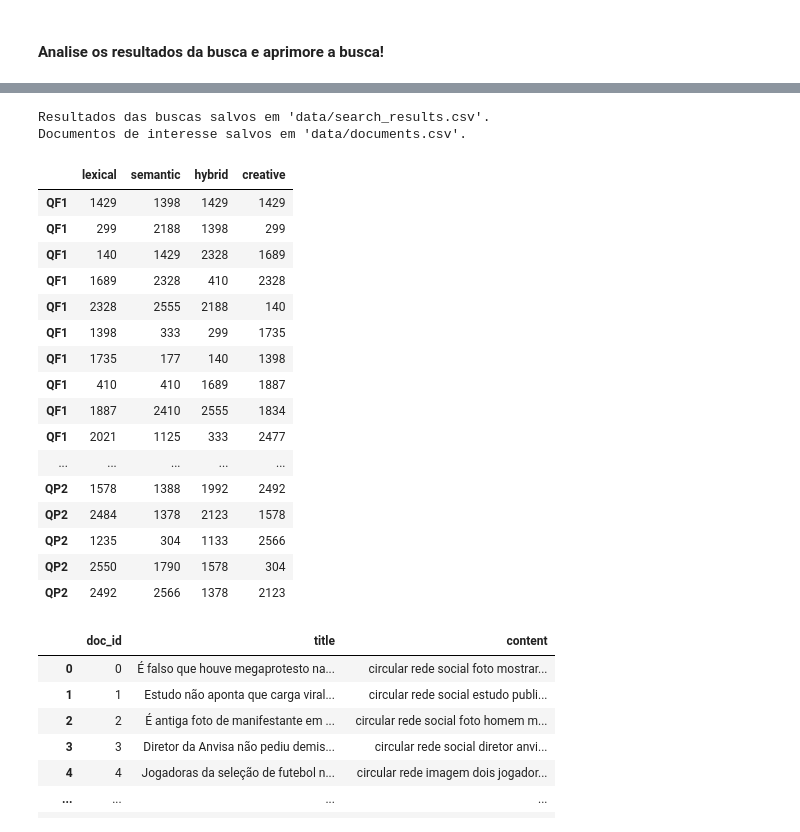
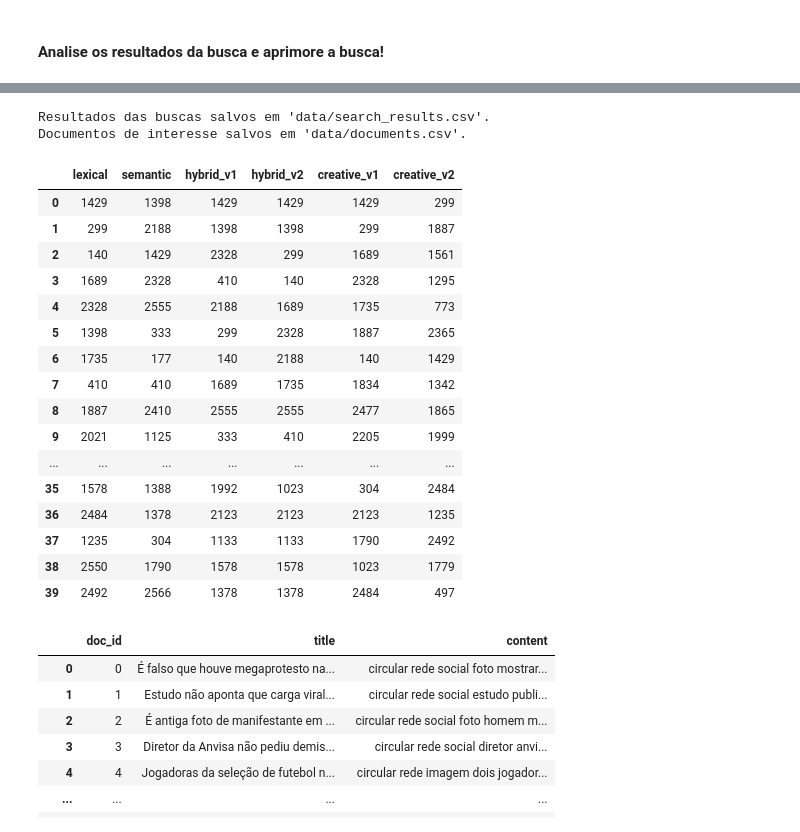
Before and after one commit to ArthurVidalRegisGouveia/LabElasticSearch-Grupo03, a Jupyter notebook: criativa.ipynb, the cells around one changed output, grey strips where cells are left out. Saved outputs shown, nothing was run; the diff lists cells and outputs as text; code cells hidden in the pictures.

```diff
--- a/criativa.ipynb
+++ b/criativa.ipynb
@@ -26,8 +26,10 @@ from nltk import word_tokenize
 from nltk.stem import PorterStemmer
 import sklearn
 
-nltk.download('punkt_tab')
-nltk.download('stopwords')
+# Download localmente
+nltk.data.path.append('./nltk_data')
+nltk.download('punkt_tab', download_dir='./nltk_data')
+nltk.download('stopwords',download_dir='./nltk_data')
 
 import spacy
 import unidecode
@@ -373,8 +383,7 @@ def semantic_search(queries: dict[str, str]):
 # %%
 # Busca híbrida ou RRF. Implemente sua solução aqui. Você pode realizar as duas buscas anteriores (léxica e semântica) como base para formar a busca híbrida.
 
-
-def hybrid_search(queries: dict[str, str]):
+def hybrid_search_v1(queries: dict[str, str]):
     lexical_results = lexical_search(queries)
     semantic_results = semantic_search(queries)
 
@@ -426,7 +499,7 @@ def hybrid_search(queries: dict[str, str]):
 #### Busca Criativa
 # %%
 # Implemente sua própria estratégia de busca, podendo ela ser esparsa, densa ou híbrida. Implemente algo como "more_like_this", "BM35", "fuzzy" etc.
-def creative_search(queries: dict[str, str]):
+def creative_search_v1(queries: dict[str, str]):
     # 1. Extrai entidades da PERGUNTA do usuário
     resultados_queries = {}
 
@@ -496,8 +677,10 @@ def creative_search(queries: dict[str, str]):
 search_functions = [
     ("lexical", lexical_search),
     ("semantic", semantic_search),
-    ("hybrid", hybrid_search),
-    ("creative", creative_search)
+    ("hybrid_v1", hybrid_search_v1),
+    ("hybrid_v2", hybrid_search_v2),
+    ("creative_v1", creative_search_v1),
+    ("creative_v2", creative_search_v2)
 ]
 
 def run_all_searches(queries: dict[str, str]):
@@ -573,51 +758,64 @@ Entidades da QP2, massacre em Israel {'PER': [], 'ORG': [], 'LOC': ['Israel'], '
 # %%
+# def generate_exploded_df(search_results_df):
+#     exploded_search_results_df = pd.concat([search_results_df[col].explode().reset_index() for col in search_results_df.columns], axis=1)
+#     exploded_search_results_df = exploded_search_results_df.apply(lambda l: [doc_id for doc_id, _ in l])
+#     return exploded_search_results_df
+
 def generate_exploded_df(search_results_df):
-    exploded_search_results_df = pd.concat([search_results_df[col].explode() for col in search_results_df.columns], axis=1)
-    exploded_search_results_df = exploded_search_results_df.apply(lambda l: [doc_id for doc_id, _ in l])
-    return exploded_search_results_df
+
+    df_doc_ids = search_results_df.applymap(
+        lambda lst: [doc_id for doc_id, _ in lst] if isinstance(lst, list) else []
+    )
+
+    exploded_df = pd.DataFrame({
+        col: df_doc_ids[col].explode().reset_index(drop=True)
+        for col in df_doc_ids.columns
+    })
+
+    return exploded_df
 
 def generate_found_docs_text_df(exploded_search_results_df, all_docs_df):
     # Recupera os ids únicos dos documentos
     documents_ids = set(exploded_search_results_df.to_numpy().flatten().tolist())
 
     # Salva os textos e os ids dos documetnos que foram encontrados ems usas buscas
     documents_df = all_docs_df[all_docs_df["doc_id"].isin(documents_ids)][["Texto processado", "doc_id"]]
     return documents_df
 
 exploded_df = generate_exploded_df(search_results_df)
 found_docs_text_df = generate_found_docs_text_df(exploded_df, all_docs_df=df)
 
 def save_results_to_file(exploded_df: pd.DataFrame,
                          found_docs_text_df: pd.DataFrame,
                          exploded_df_save_filepath: str = "data/search_results.csv",
                          found_docs_text_save_filepath: str = "data/documents.csv"):
     exploded_df.to_csv(exploded_df_save_filepath)
     found_docs_text_df.to_csv(found_docs_text_save_filepath)
     print("Resultados das buscas salvos em 'data/search_results.csv'.")
     print("Documentos de interesse salvos em 'data/documents.csv'.")
 
 save_results_to_file(exploded_df, found_docs_text_df)
 exploded_df
 # %% [output]
 Resultados das buscas salvos em 'data/search_results.csv'.
 Documentos de interesse salvos em 'data/documents.csv'.
-|  | lexical | semantic | hybrid | creative |
-| QF1 | 1429 | 1398 | 1429 | 1429 |
-| QF1 | 299 | 2188 | 1398 | 299 |
-| QF1 | 140 | 1429 | 2328 | 1689 |
-| QF1 | 1689 | 2328 | 410 | 2328 |
-| QF1 | 2328 | 2555 | 2188 | 140 |
-| QF1 | 1398 | 333 | 299 | 1735 |
-| QF1 | 1735 | 177 | 140 | 1398 |
-| QF1 | 410 | 410 | 1689 | 1887 |
-| QF1 | 1887 | 2410 | 2555 | 1834 |
-| QF1 | 2021 | 1125 | 333 | 2477 |
-| ... | ... | ... | ... | ... |
-| QP2 | 1578 | 1388 | 1992 | 2492 |
-| QP2 | 2484 | 1378 | 2123 | 1578 |
-| QP2 | 1235 | 304 | 1133 | 2566 |
-| QP2 | 2550 | 1790 | 1578 | 304 |
-| QP2 | 2492 | 2566 | 1378 | 2123 |
+|  | lexical | semantic | hybrid_v1 | hybrid_v2 | creative_v1 | creative_v2 |
+| 0 | 1429 | 1398 | 1429 | 1429 | 1429 | 299 |
+| 1 | 299 | 2188 | 1398 | 1398 | 299 | 1887 |
+| 2 | 140 | 1429 | 2328 | 299 | 1689 | 1561 |
+| 3 | 1689 | 2328 | 410 | 140 | 2328 | 1295 |
+| 4 | 2328 | 2555 | 2188 | 1689 | 1735 | 773 |
+| 5 | 1398 | 333 | 299 | 2328 | 1887 | 2365 |
+| 6 | 1735 | 177 | 140 | 2188 | 140 | 1429 |
+| 7 | 410 | 410 | 1689 | 1735 | 1834 | 1342 |
+| 8 | 1887 | 2410 | 2555 | 2555 | 2477 | 1865 |
+| 9 | 2021 | 1125 | 333 | 410 | 2205 | 1999 |
+| ... | ... | ... | ... | ... | ... | ... |
+| 35 | 1578 | 1388 | 1992 | 1023 | 304 | 2484 |
+| 36 | 2484 | 1378 | 2123 | 2123 | 2123 | 1235 |
+| 37 | 1235 | 304 | 1133 | 1133 | 1790 | 2492 |
+| 38 | 2550 | 1790 | 1578 | 1578 | 1023 | 1779 |
+| 39 | 2492 | 2566 | 1378 | 1378 | 2484 | 497 |
 # %%
 def generate_id_map(all_docs_df, output_csv_path):
     """
```
Also changed, not shown: parts of 10 cells of this notebook.
